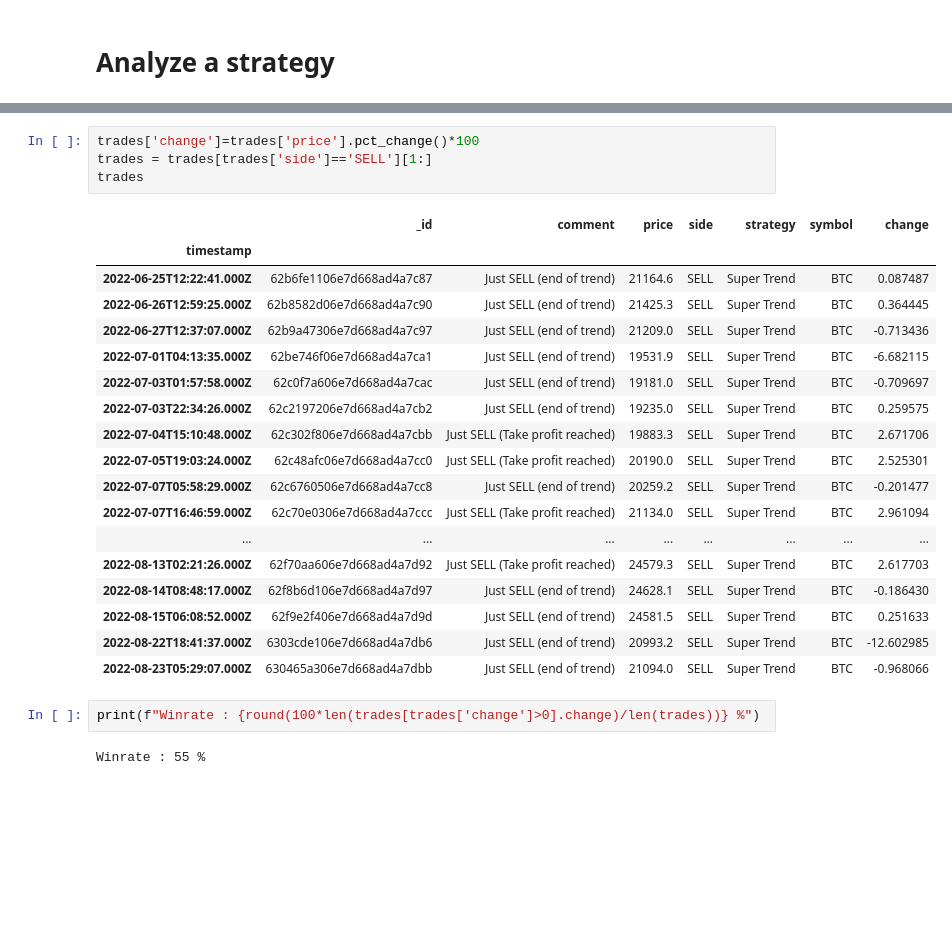
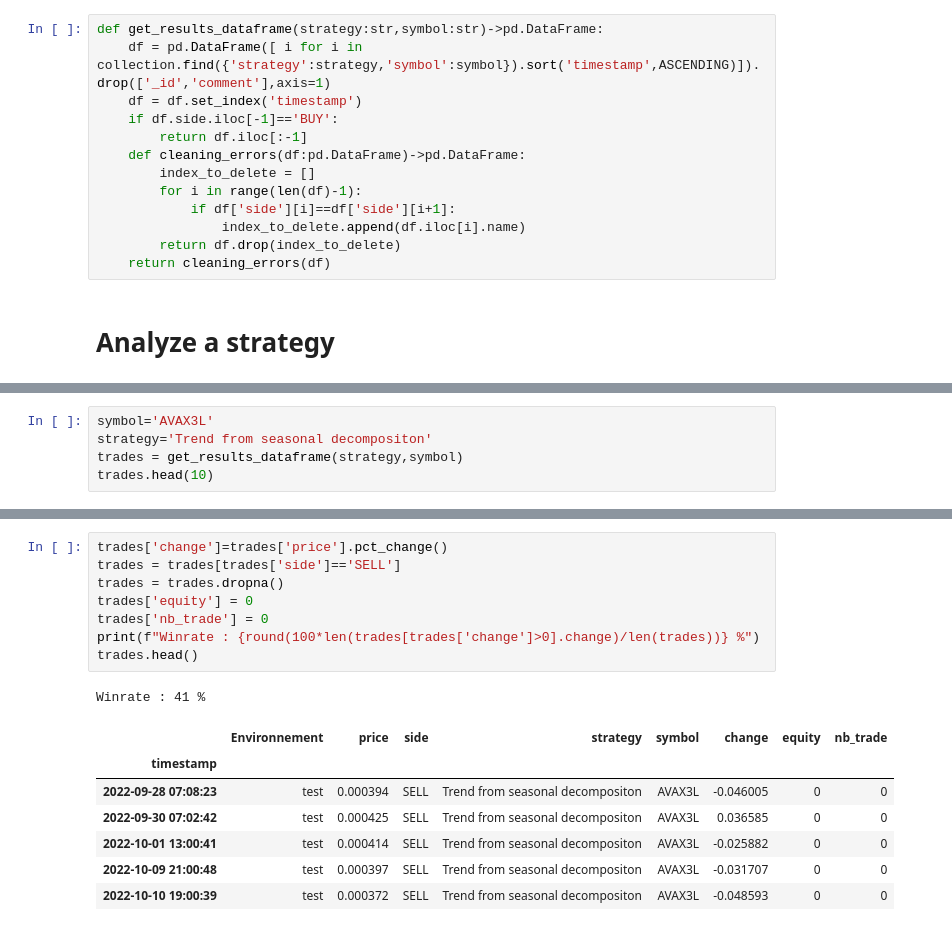
Before and after one commit to webclinic017/Trading-sandbox, a Jupyter notebook: src/01_Results_analysis.ipynb, the cells around one changed output, grey strips where cells are left out. Saved outputs shown, nothing was run; the diff lists cells and outputs as text; blank space fills up the shorter version.

```diff
--- a/src/01_Results_analysis.ipynb
+++ b/src/01_Results_analysis.ipynb
@@ -108,2 +78,15 @@ trades.head()
+# %%
+def get_results_dataframe(strategy:str,symbol:str)->pd.DataFrame:
+    df = pd.DataFrame([ i for i in collection.find({'strategy':strategy,'symbol':symbol}).sort('timestamp',ASCENDING)]).drop(['_id','comment'],axis=1)
+    df = df.set_index('timestamp')
+    if df.side.iloc[-1]=='BUY':
+        return df.iloc[:-1]
+    def cleaning_errors(df:pd.DataFrame)->pd.DataFrame:
+        index_to_delete = []
+        for i in range(len(df)-1):
+            if df['side'][i]==df['side'][i+1]:
+                index_to_delete.append(df.iloc[i].name)
+        return df.drop(index_to_delete)
+    return cleaning_errors(df)
 # %% [markdown]
 # Analyze a strategy
@@ -158,0 +103,5 @@ trades.head(20)
+# %%
+symbol='AVAX3L'
+strategy='Trend from seasonal decompositon'
+trades = get_results_dataframe(strategy,symbol)
+trades.head(10)
@@ -159,29 +121,19 @@ trades.head(20)
 # %%
-trades['change']=trades['price'].pct_change()*100
-trades = trades[trades['side']=='SELL'][1:]
-trades
+trades['change']=trades['price'].pct_change()
+trades = trades[trades['side']=='SELL']
+trades = trades.dropna()
+trades['equity'] = 0
+trades['nb_trade'] = 0
+print(f"Winrate : {round(100*len(trades[trades['change']>0].change)/len(trades))} %")
+trades.head()
 # %% [output]
+Winrate : 41 %
-|  | _id | comment | price | side | strategy | symbol | change |
-| timestamp |  |  |  |  |  |  |  |
-| 2022-06-25T12:22:41.000Z | 62b6fe1106e7d668ad4a7c87 | Just SELL (end of trend) | 21164.6 | SELL | Super Trend | BTC | 0.087487 |
-| 2022-06-26T12:59:25.000Z | 62b8582d06e7d668ad4a7c90 | Just SELL (end of trend) | 21425.3 | SELL | Super Trend | BTC | 0.364445 |
-| 2022-06-27T12:37:07.000Z | 62b9a47306e7d668ad4a7c97 | Just SELL (end of trend) | 21209.0 | SELL | Super Trend | BTC | -0.713436 |
-| 2022-07-01T04:13:35.000Z | 62be746f06e7d668ad4a7ca1 | Just SELL (end of trend) | 19531.9 | SELL | Super Trend | BTC | -6.682115 |
-| 2022-07-03T01:57:58.000Z | 62c0f7a606e7d668ad4a7cac | Just SELL (end of trend) | 19181.0 | SELL | Super Trend | BTC | -0.709697 |
-| 2022-07-03T22:34:26.000Z | 62c2197206e7d668ad4a7cb2 | Just SELL (end of trend) | 19235.0 | SELL | Super Trend | BTC | 0.259575 |
-| 2022-07-04T15:10:48.000Z | 62c302f806e7d668ad4a7cbb | Just SELL (Take profit reached) | 19883.3 | SELL | Super Trend | BTC | 2.671706 |
-| 2022-07-05T19:03:24.000Z | 62c48afc06e7d668ad4a7cc0 | Just SELL (Take profit reached) | 20190.0 | SELL | Super Trend | BTC | 2.525301 |
-| 2022-07-07T05:58:29.000Z | 62c6760506e7d668ad4a7cc8 | Just SELL (end of trend) | 20259.2 | SELL | Super Trend | BTC | -0.201477 |
-| 2022-07-07T16:46:59.000Z | 62c70e0306e7d668ad4a7ccc | Just SELL (Take profit reached) | 21134.0 | SELL | Super Trend | BTC | 2.961094 |
-| ... | ... | ... | ... | ... | ... | ... | ... |
-| 2022-08-13T02:21:26.000Z | 62f70aa606e7d668ad4a7d92 | Just SELL (Take profit reached) | 24579.3 | SELL | Super Trend | BTC | 2.617703 |
-| 2022-08-14T08:48:17.000Z | 62f8b6d106e7d668ad4a7d97 | Just SELL (end of trend) | 24628.1 | SELL | Super Trend | BTC | -0.186430 |
-| 2022-08-15T06:08:52.000Z | 62f9e2f406e7d668ad4a7d9d | Just SELL (end of trend) | 24581.5 | SELL | Super Trend | BTC | 0.251633 |
-| 2022-08-22T18:41:37.000Z | 6303cde106e7d668ad4a7db6 | Just SELL (end of trend) | 20993.2 | SELL | Super Trend | BTC | -12.602985 |
-| 2022-08-23T05:29:07.000Z | 630465a306e7d668ad4a7dbb | Just SELL (end of trend) | 21094.0 | SELL | Super Trend | BTC | -0.968066 |
+|  | Environnement | price | side | strategy | symbol | change | equity | nb_trade |
+| timestamp |  |  |  |  |  |  |  |  |
+| 2022-09-28 07:08:23 | test | 0.000394 | SELL | Trend from seasonal decompositon | AVAX3L | -0.046005 | 0 | 0 |
+| 2022-09-30 07:02:42 | test | 0.000425 | SELL | Trend from seasonal decompositon | AVAX3L | 0.036585 | 0 | 0 |
+| 2022-10-01 13:00:41 | test | 0.000414 | SELL | Trend from seasonal decompositon | AVAX3L | -0.025882 | 0 | 0 |
+| 2022-10-09 21:00:48 | test | 0.000397 | SELL | Trend from seasonal decompositon | AVAX3L | -0.031707 | 0 | 0 |
+| 2022-10-10 19:00:39 | test | 0.000372 | SELL | Trend from seasonal decompositon | AVAX3L | -0.048593 | 0 | 0 |
-# %%
-print(f"Winrate : {round(100*len(trades[trades['change']>0].change)/len(trades))} %")
-# %% [output]
-Winrate : 55 %
 # %%
 equity = 100
```
Also changed, not shown: parts of 13 cells of this notebook, 3 other files.
